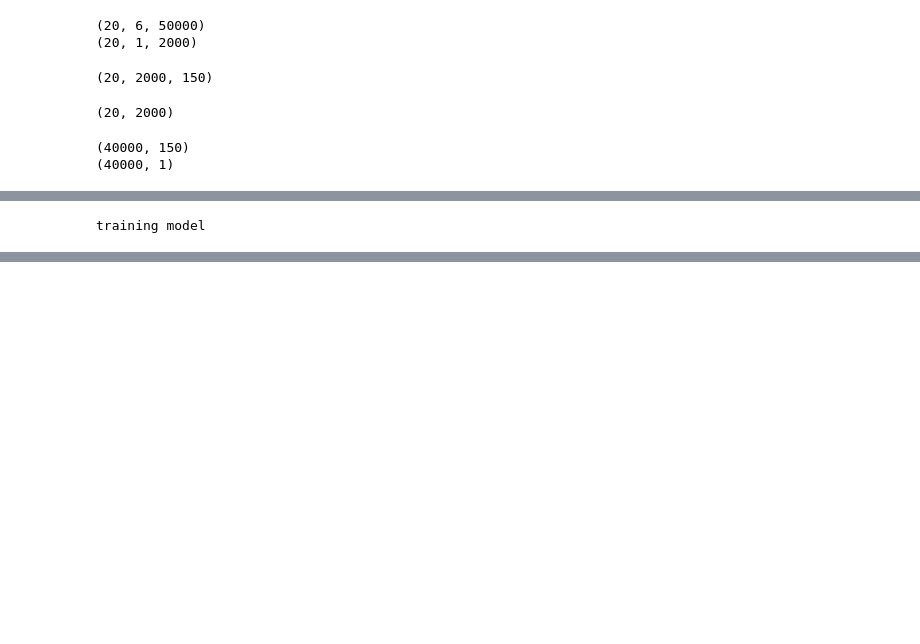
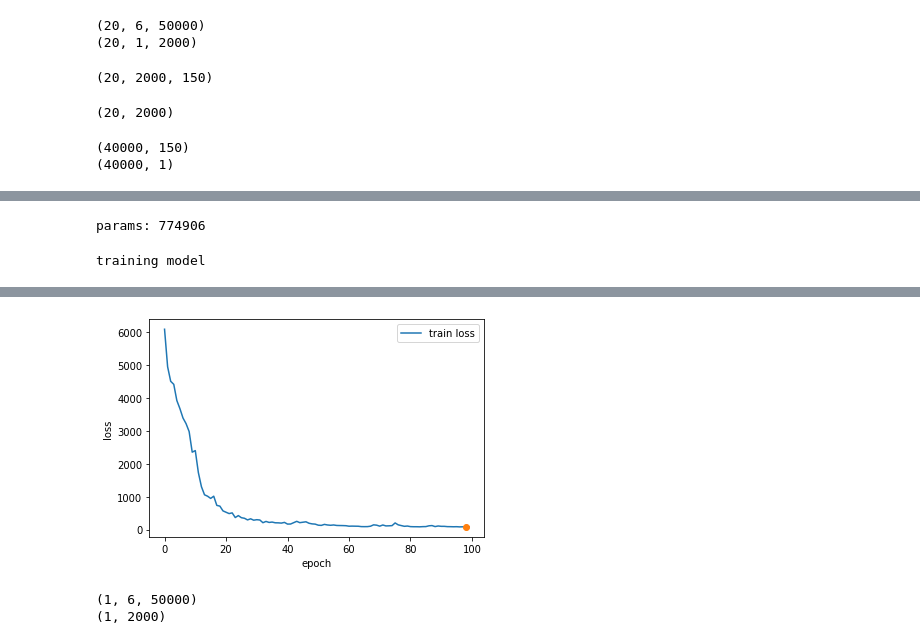
Before and after one commit to gourarushi/HeartRate_detection, a Jupyter notebook: Notebooks/thesis_work.ipynb, the cells around one changed output, grey strips where cells are left out. Drawn from its saved outputs; the diff is of its cells as text; code cells hidden in the pictures; blank space fills up the shorter version.

```diff
--- a/Notebooks/thesis_work.ipynb
+++ b/Notebooks/thesis_work.ipynb
@@ -167,0 +234,2 @@ params: 8071
+# %%
+loaders = process_data.createLoaders(watch_data, np.squeeze(hr_data), batch_size=5)
@@ -168,4 +259,8 @@ params: 8071
+# %%
+model,criterion,optimizer = network_f.setupModel(network_architectures.Conv_Net())
+# %% [output]
+params: 774906
 # %%
-best_params, last_params = network_f.train_model(model, criterion, optimizer, loaders, epochs=100)
+best_params, last_params = network_f.train_model(model, criterion, optimizer, {'train': loaders['train']}, epochs=100)
 # %% [output]
 training model
@@ -180,0 +277,10 @@ epoch: 90  | train loss: 0.0570, val loss: 0.0939,  | avg train loss: 0.0574, av
+[figure, added]
+# %%
+x = watch_data[:1]
+y = reshaped_hr_data[:1]
+print(x.shape)
+print(y.shape)
+test_loader = process_data.createLoader(x, y)
+# %% [output]
+(1, 6, 50000)
+(1, 2000)
```
Also changed, not shown: parts of 17 cells of this notebook.
